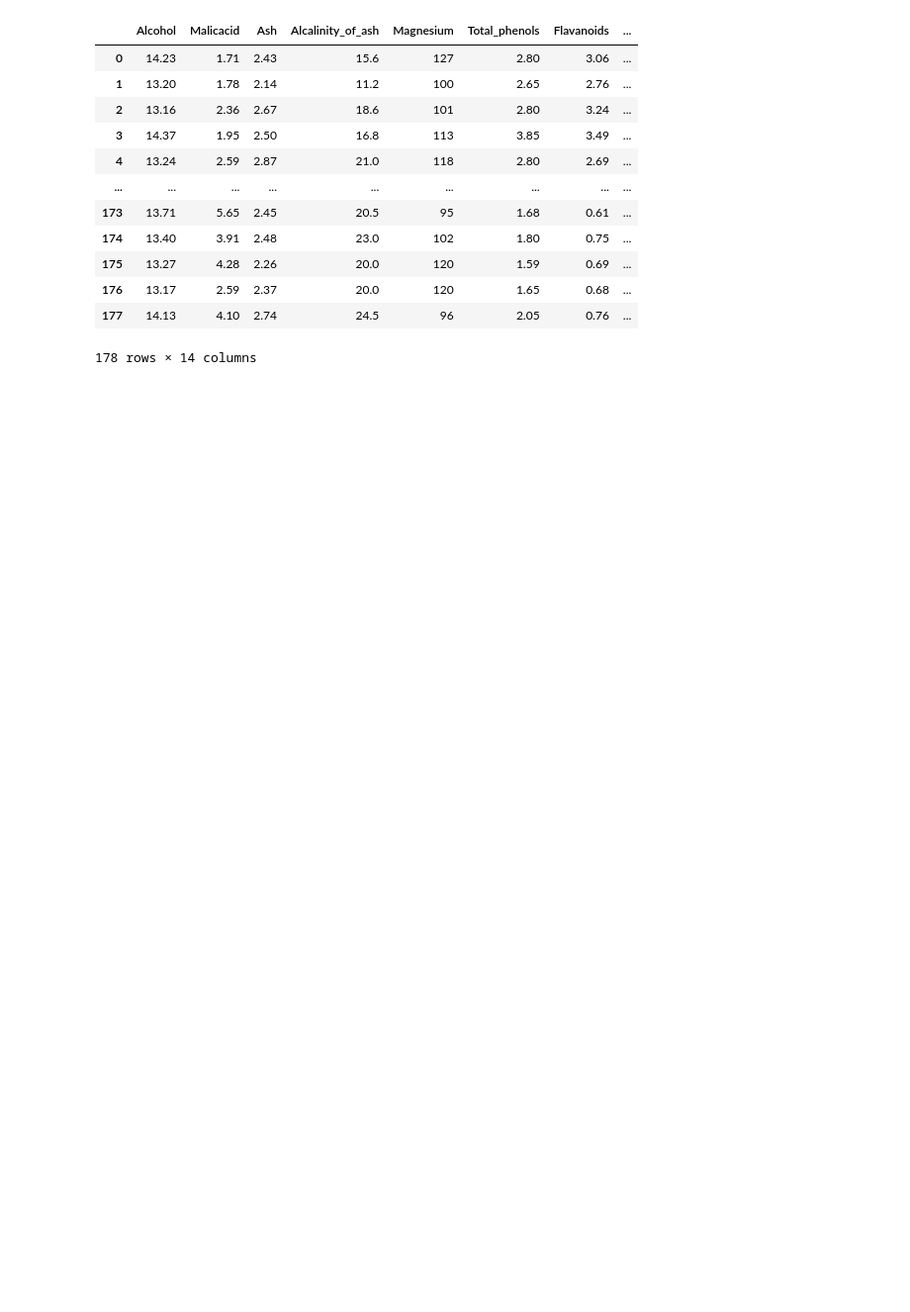
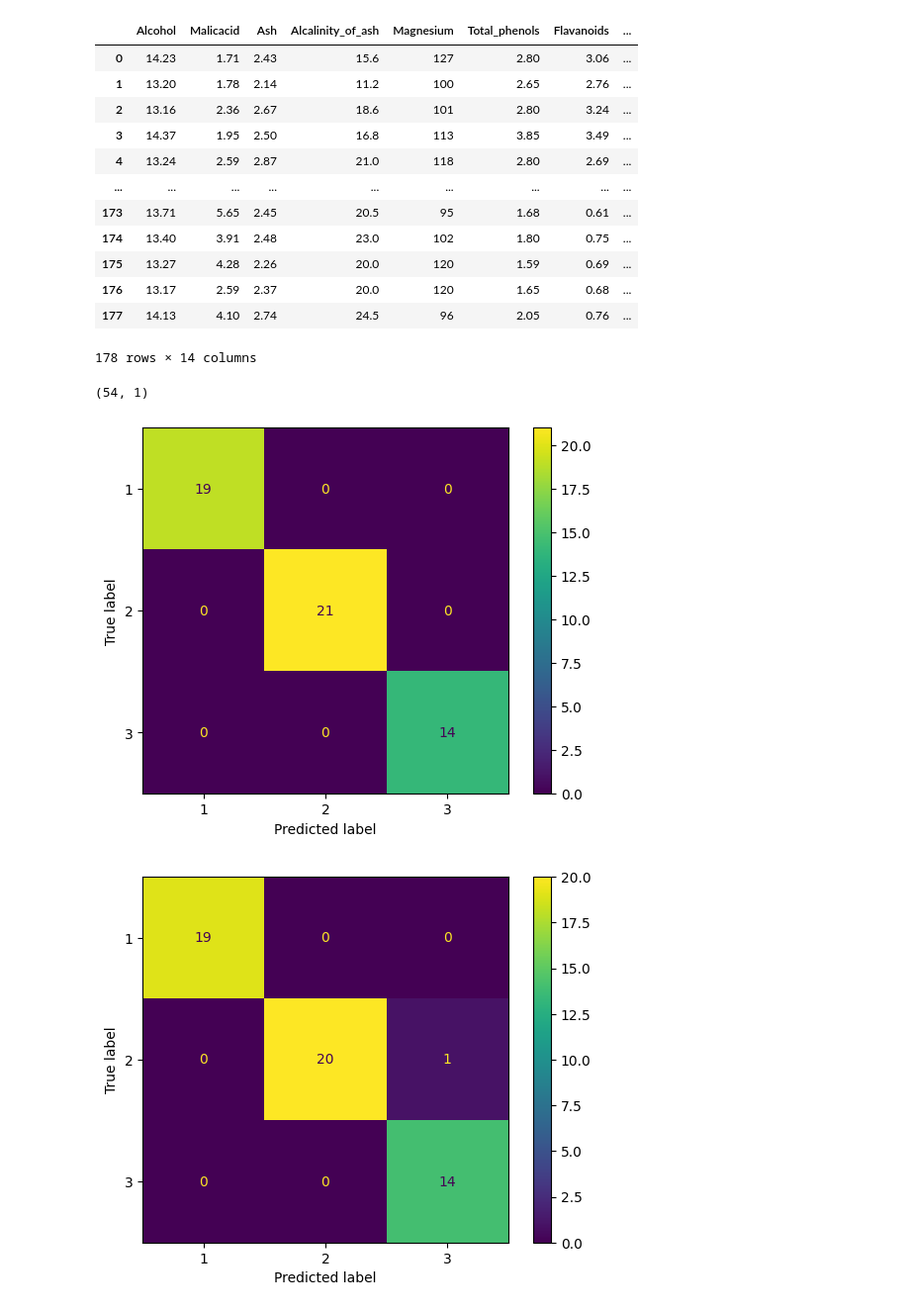
Before and after one commit to danielospinap/wines, a Jupyter notebook: Wines.ipynb, the cells around one changed output. Shown at 99% size. Cells and saved outputs as stored; diff of their text form; code cells hidden in the pictures; blank space fills up the shorter version.

```diff
--- a/Wines.ipynb
+++ b/Wines.ipynb
@@ -50,11 +36,24 @@ wine.data.original
 178 rows × 14 columns
 # %%
 X_train, X_test, y_train, y_test = train_test_split(X, Y, test_size=0.3)
+# %%
+y_pred.reshape(y_pred.size, 1).shape
+# %% [output]
+(54, 1)
 # %%
 max_depths = [2, 3, 4, 5, 6, 7, 8, 9, 10, 11, 12, 13, 14, 15]
 scores = []
+roc_auc_scores = []
 
-for max_depth in max_depths:
+for i, max_depth in enumerate(max_depths):
   clf = RandomForestClassifier(max_depth=2)
   clf.fit(X_train, y_train.values.ravel())
   scores.append(clf.score(X_test, y_test))
+  y_pred = clf.predict(X_test)
+  cm = confusion_matrix(y_test, y_pred)
+  disp = ConfusionMatrixDisplay(confusion_matrix=cm, display_labels=clf.classes_)
+  disp.plot()
+  plt.show()
+# %% [output]
+[figure, added]
+[figure, added]
```
Also changed, not shown: parts of 5 cells of this notebook.
